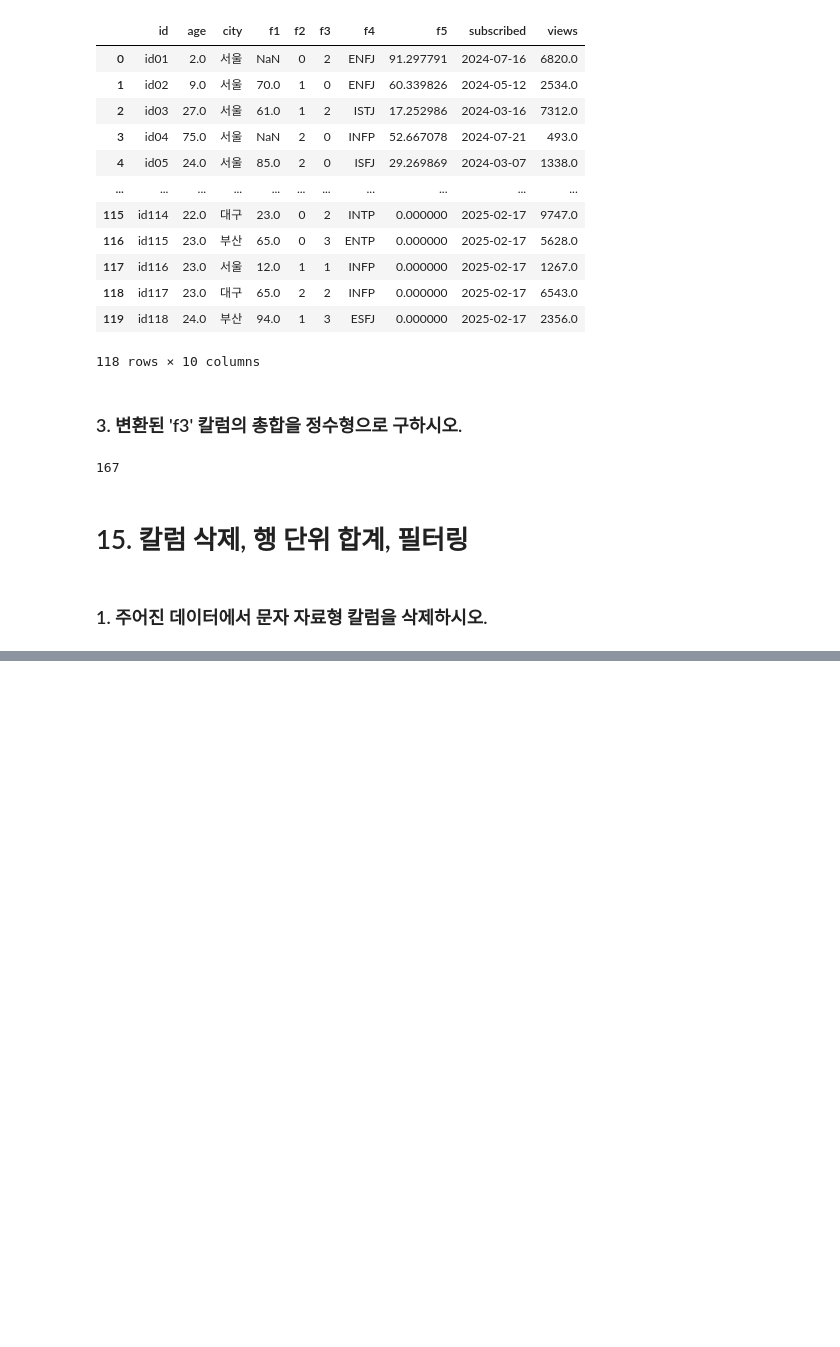
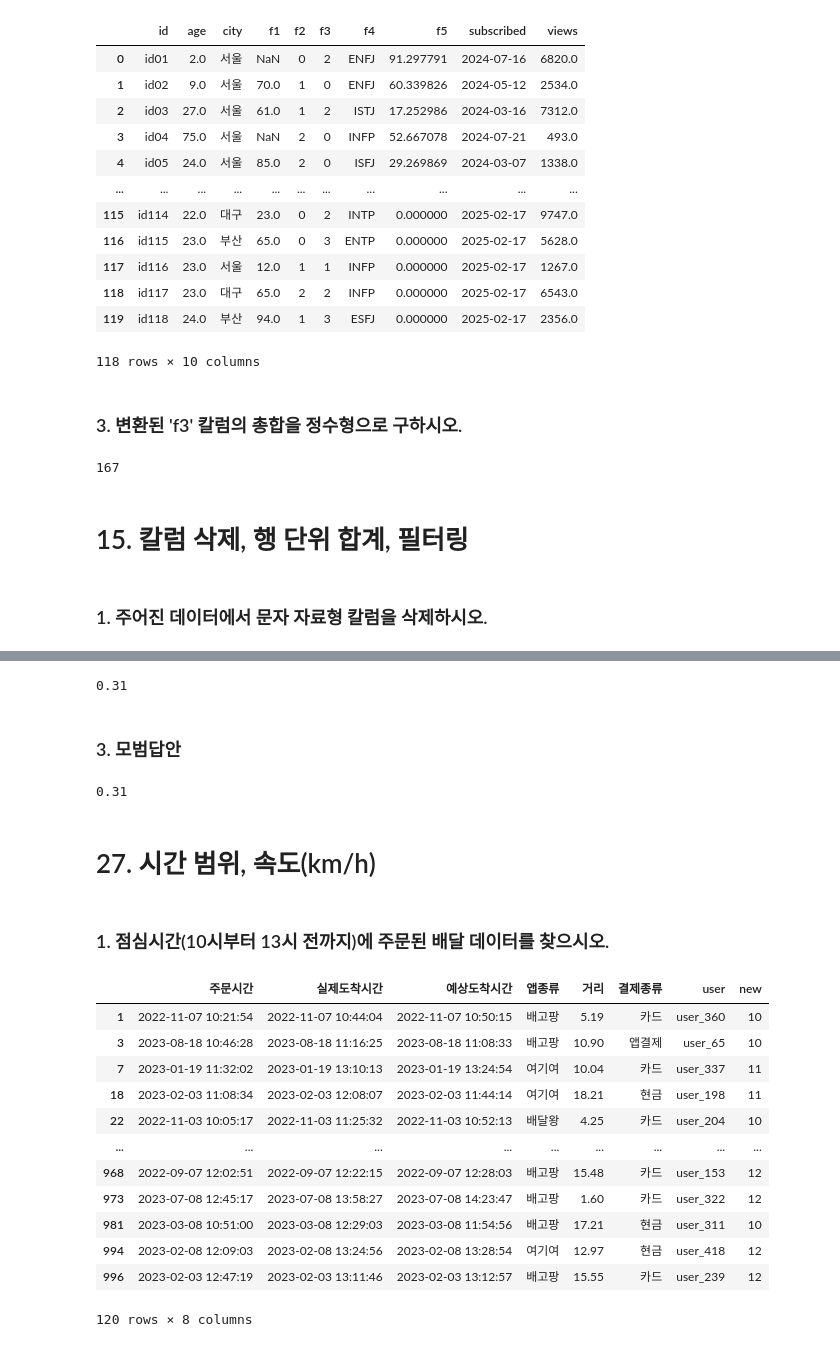
Before and after one commit to arsriu/Big_data_certificate, a Jupyter notebook: bigdata_analyst_Study(Part 1.) - 연습문제.ipynb, the cells around one changed output, grey strips where cells are left out. Cells and saved outputs as stored; diff of their text form; code cells hidden in the pictures; blank space fills up the shorter version.

```diff
--- a/bigdata_analyst_Study(Part 1.) - 연습문제.ipynb
+++ b/bigdata_analyst_Study(Part 1.) - 연습문제.ipynb
@@ -480,0 +778,49 @@ memory usage: 9.5+ KB
+# %%
+cond1 = df['주문시간'].str.contains(df_2022_09)
+cond2 = df['앱종류'] == '배고팡'
+df = df[cond1&cond2]
+df['new'] = df['결제종류'] == '앱결제'
+round(df['new'].mean(),2)
+# %% [output]
+0.31
+# %% [markdown]
+### 3. 모범답안
+# %%
+import pandas as pd
+df = pd.read_csv('delivery_time.csv')
+df['주문시간'] = pd.to_datetime(df['주문시간'])
+df['주문월'] = df['주문시간'].dt.to_period('M')
+year_month = df['주문월'].value_counts().idxmax()
+
+cond1 = df['주문월'] == year_month
+cond2 = df['앱종류'] == '배고팡'
+filtered_df = df[cond1 & cond2]
+cond3 = filtered_df['결제종류'] == '앱결제'
+result = len(filtered_df[cond3])/len(filtered_df)
+round(result,2)
+# %% [output]
+0.31
+# %% [markdown]
+# 27. 시간 범위, 속도(km/h)
+# %% [markdown]
+### 1. 점심시간(10시부터 13시 전까지)에 주문된 배달 데이터를 찾으시오.
+# %%
+import pandas as pd
+df = pd.read_csv('delivery_time.csv')
+df['new'] = pd.to_datetime(df['주문시간']).dt.hour
+filtered_df = df[df['new'].isin([10,11,12])]
+filtered_df
+# %% [output]
+|  | 주문시간 | 실제도착시간 | 예상도착시간 | 앱종류 | 거리 | 결제종류 | user | new |
+| 1 | 2022-11-07 10:21:54 | 2022-11-07 10:44:04 | 2022-11-07 10:50:15 | 배고팡 | 5.19 | 카드 | user_360 | 10 |
+| 3 | 2023-08-18 10:46:28 | 2023-08-18 11:16:25 | 2023-08-18 11:08:33 | 배고팡 | 10.90 | 앱결제 | user_65 | 10 |
+| 7 | 2023-01-19 11:32:02 | 2023-01-19 13:10:13 | 2023-01-19 13:24:54 | 여기여 | 10.04 | 카드 | user_337 | 11 |
+| 18 | 2023-02-03 11:08:34 | 2023-02-03 12:08:07 | 2023-02-03 11:44:14 | 여기여 | 18.21 | 현금 | user_198 | 11 |
+| 22 | 2022-11-03 10:05:17 | 2022-11-03 11:25:32 | 2022-11-03 10:52:13 | 배달왕 | 4.25 | 카드 | user_204 | 10 |
+| ... | ... | ... | ... | ... | ... | ... | ... | ... |
+| 968 | 2022-09-07 12:02:51 | 2022-09-07 12:22:15 | 2022-09-07 12:28:03 | 배고팡 | 15.48 | 카드 | user_153 | 12 |
+| 973 | 2023-07-08 12:45:17 | 2023-07-08 13:58:27 | 2023-07-08 14:23:47 | 배고팡 | 1.60 | 카드 | user_322 | 12 |
+| 981 | 2023-03-08 10:51:00 | 2023-03-08 12:29:03 | 2023-03-08 11:54:56 | 배고팡 | 17.21 | 현금 | user_311 | 10 |
+| 994 | 2023-02-08 12:09:03 | 2023-02-08 13:24:56 | 2023-02-08 13:28:54 | 여기여 | 12.97 | 현금 | user_418 | 12 |
+| 996 | 2023-02-03 12:47:19 | 2023-02-03 13:11:46 | 2023-02-03 13:12:57 | 배고팡 | 15.55 | 카드 | user_239 | 12 |
+120 rows × 8 columns
```
Also changed, not shown: parts of 82 cells of this notebook.
